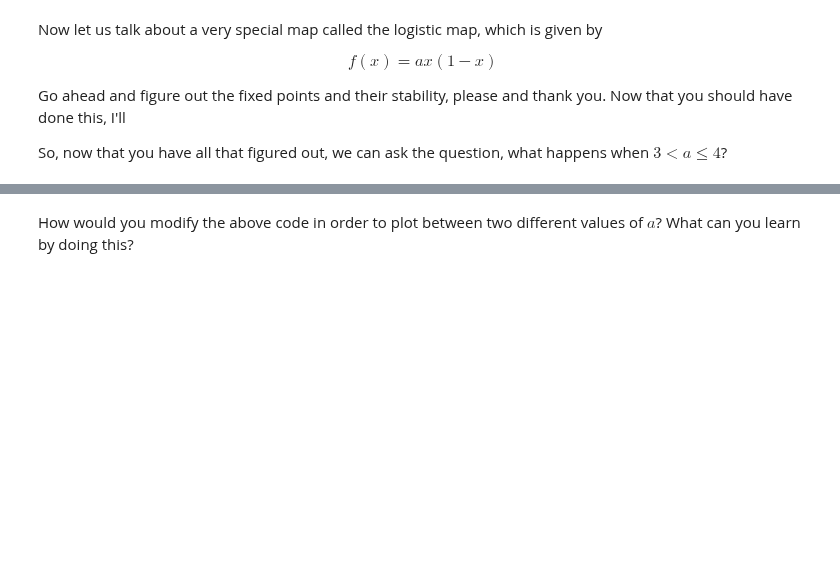
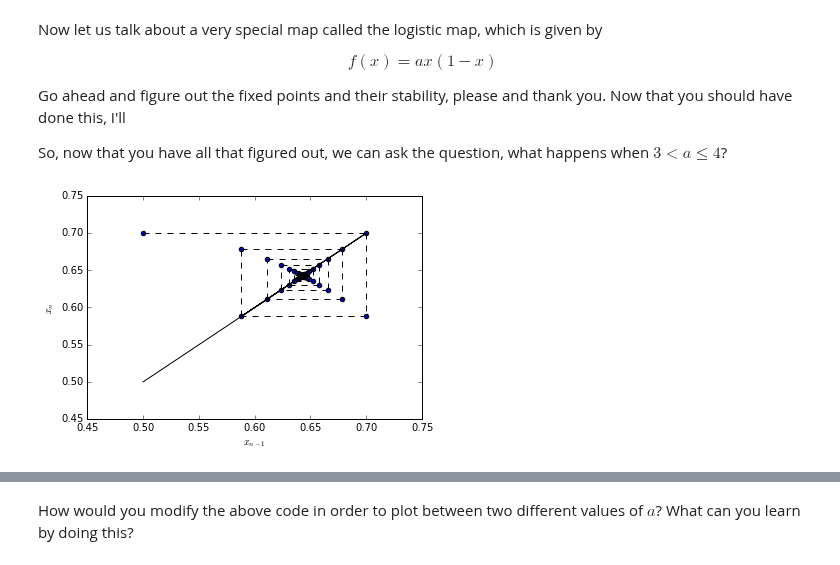
Before and after one commit to cwcurtis/Math-340-Notebooks, a Jupyter notebook: Lectures/Lecture - Chapter 37.ipynb, the cells around one changed output, grey strips where cells are left out. Drawn from its saved outputs; the diff is of its cells as text; code cells hidden in the pictures; blank space fills up the shorter version.

```diff
--- a/Lectures/Lecture - Chapter 37.ipynb
+++ b/Lectures/Lecture - Chapter 37.ipynb
@@ -144,4 +158,8 @@ $$
 Go ahead and figure out the fixed points and their stability, please and thank you. Now that you should have done this, I'll
 
 So, now that you have all that figured out, we can ask the question, what happens when $3<a\leq 4$?
+# %%
+cob_plot(lambda x:2.8*x*(1.-x),.5,400)
+# %% [output]
+[figure, added]
 # %%
```
Also changed, not shown: parts of 19 cells of this notebook.
